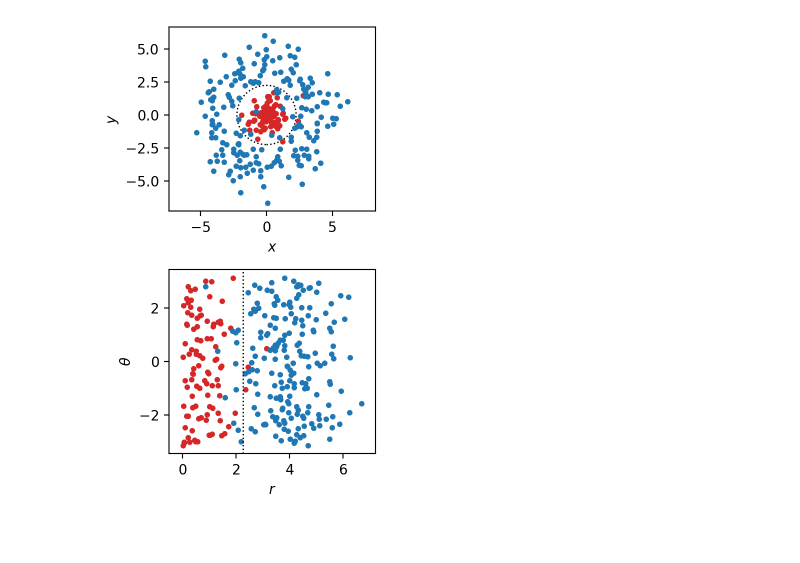
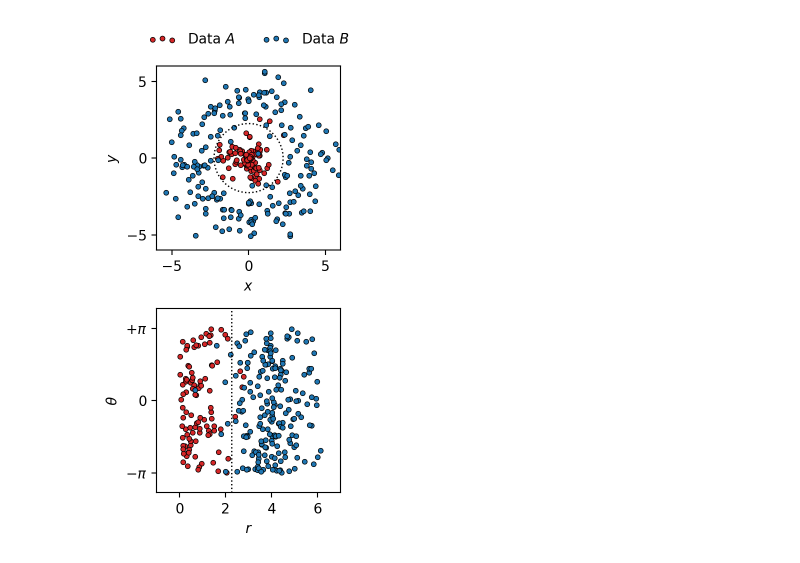
Before and after one commit to mattiasotgia/machine-learning-physics, a Jupyter notebook: book/images/reparametrization.ipynb, the cells around one changed output. Saved outputs shown, nothing was run; the diff lists cells and outputs as text; code cells hidden in the pictures; blank space fills up the shorter version.

Commit message:
image

```diff
--- a/book/images/reparametrization.ipynb
+++ b/book/images/reparametrization.ipynb
@@ -5,28 +5,39 @@ import matplotlib.pyplot as plt
 # %%
 npoints = 100
 
 central_points_r = np.abs(np.random.normal(size=npoints))
 central_points_theta = (2*np.random.rand(npoints) - 1) * np.pi
 
 outer_points_r = np.abs(np.random.normal(4, size=2*npoints))
 outer_points_theta = (2*np.random.rand(2 * npoints) - 1) * np.pi
 fig, axs = plt.subplots(2, 1, figsize=(3,5))
-axs[1].plot(central_points_r, central_points_theta, '.', c='tab:red')
-axs[1].plot(outer_points_r, outer_points_theta, '.', c='tab:blue')
+axs[1].scatter(central_points_r, central_points_theta, c='tab:red', s=50, marker='.', edgecolor='k', lw=0.5)
+axs[1].scatter(outer_points_r, outer_points_theta, c='tab:blue', s=50, marker='.', edgecolor='k', lw=0.5)
 axs[1].axvline(2.25, ls=':',c='k', lw=1)
 axs[1].set_xlabel('$r$')
 axs[1].set_ylabel('$\\theta$')
-axs[1].axis('equal')
+axs[1].axis('scaled')
+axs[1].set_xlim(-1,7)
+axs[1].set_ylim(-4,4)
+axs[1].set_yticks([-np.pi, 0, np.pi])
+axs[1].set_yticklabels(['$-\pi$', '0', '$+\pi$'])
 
-axs[0].plot(central_points_r * np.cos(central_points_theta), central_points_r * np.sin(central_points_theta), '.', c='tab:red')
-axs[0].plot(outer_points_r * np.cos(outer_points_theta), outer_points_r * np.sin(outer_points_theta), '.', c='tab:blue')
-separation = mpl.patches.Circle((0, 0), 2.25, facecolor='none',edgecolor='k', ls=':', lw=1)
+p1 = axs[0].scatter(central_points_r * np.cos(central_points_theta), central_points_r * np.sin(central_points_theta), c='tab:red', marker='.', edgecolor='k', lw=0.5, s=50)
+p2 = axs[0].scatter(outer_points_r * np.cos(outer_points_theta), outer_points_r * np.sin(outer_points_theta), c='tab:blue', marker='.', edgecolor='k', lw=0.5, s=50)
+separation = mpl.patches.Circle((0, 0), 2.25, facecolor='none', edgecolor='k', ls=':', lw=1)
 axs[0].add_patch(separation)
 axs[0].set_xlabel('$x$')
 axs[0].set_ylabel('$y$')
-axs[0].axis('equal')
+axs[0].axis('scaled')
+axs[0].set_xlim(-6,6)
+axs[0].set_ylim(-6,6)
+axs[0].set_xticks([-5, 0, 5])
+axs[0].set_yticks([-5, 0, 5])
 
 fig.tight_layout()
+
+axs[0].legend([p1, p2], ['Data $A$', 'Data $B$'], frameon=False, scatterpoints=3, ncol=2, loc='upper center', bbox_to_anchor=(0.5, +1.25))
+
 fig.savefig('reparametrization.png',bbox_inches='tight',dpi=300)
 # %% [output]
-[figure, old version]
+[figure, new version]
```
Also changed, not shown: 3 other files.
